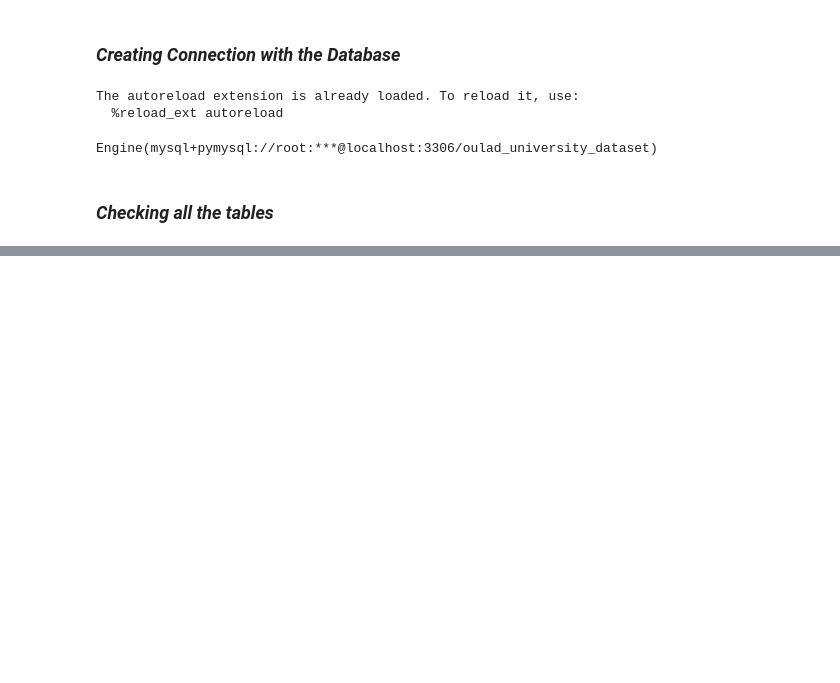
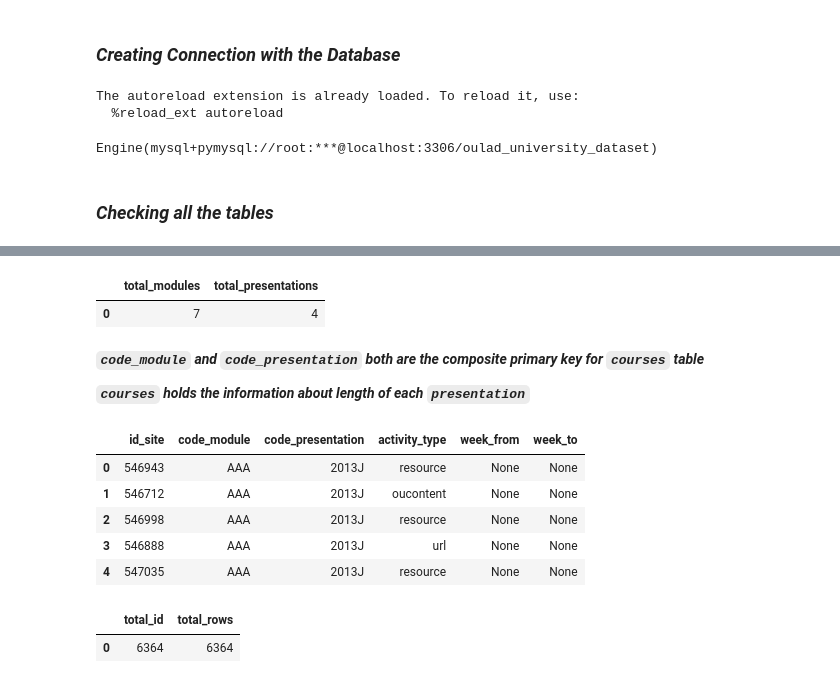
Before and after one commit to IamRaNo/data-analytics-projects, a Jupyter notebook: beyond_oulad_student_dropout/jupyter_notebooks/01_sql_understanding.ipynb, the cells around one changed output, grey strips where cells are left out. Drawn from its saved outputs; the diff is of its cells as text; code cells hidden in the pictures; blank space fills up the shorter version.

```diff
--- a/beyond_oulad_student_dropout/jupyter_notebooks/01_sql_understanding.ipynb
+++ b/beyond_oulad_student_dropout/jupyter_notebooks/01_sql_understanding.ipynb
@@ -51,0 +164,23 @@ Engine(mysql+pymysql://root:***@localhost:3306/oulad_university_dataset)
+# %%
+F.sql('select count(distinct code_module) as total_modules,count(distinct code_presentation) as total_presentations from courses')
+# %% [output]
+|  | total_modules | total_presentations |
+| 0 | 7 | 4 |
+# %% [markdown]
+***`code_module` and `code_presentation` both are the composite primary key for `courses` table***
+
+***`courses` holds the information about length of each `presentation`***
+# %%
+F.select('vle')
+# %% [output]
+|  | id_site | code_module | code_presentation | activity_type | week_from | week_to |
+| 0 | 546943 | AAA | 2013J | resource | None | None |
+| 1 | 546712 | AAA | 2013J | oucontent | None | None |
+| 2 | 546998 | AAA | 2013J | resource | None | None |
+| 3 | 546888 | AAA | 2013J | url | None | None |
+| 4 | 547035 | AAA | 2013J | resource | None | None |
+# %%
+F.sql('select count(distinct id_site) as total_id, count(*) as total_rows from vle')
+# %% [output]
+|  | total_id | total_rows |
+| 0 | 6364 | 6364 |
```
Also changed, not shown: parts of 21 cells of this notebook.
